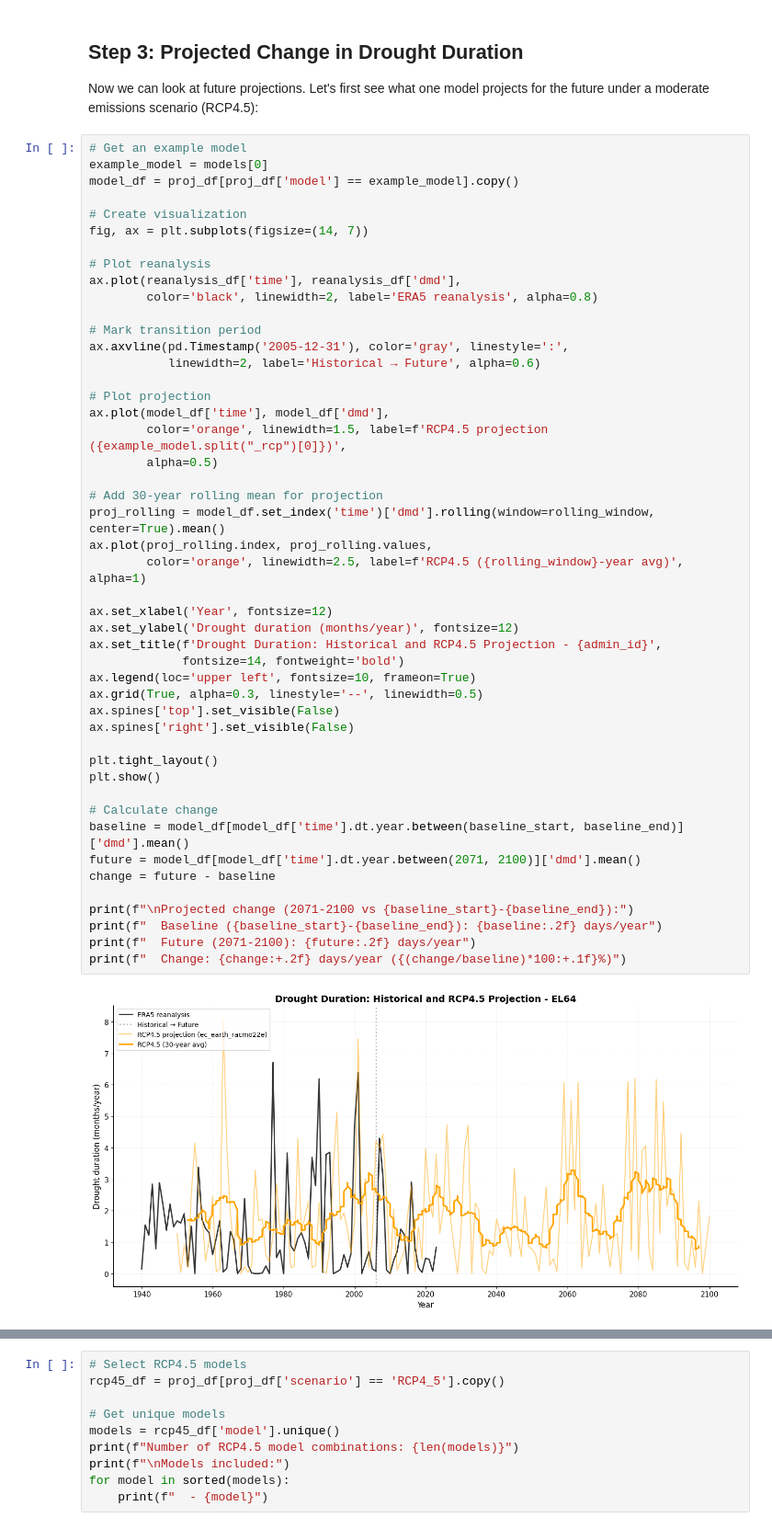
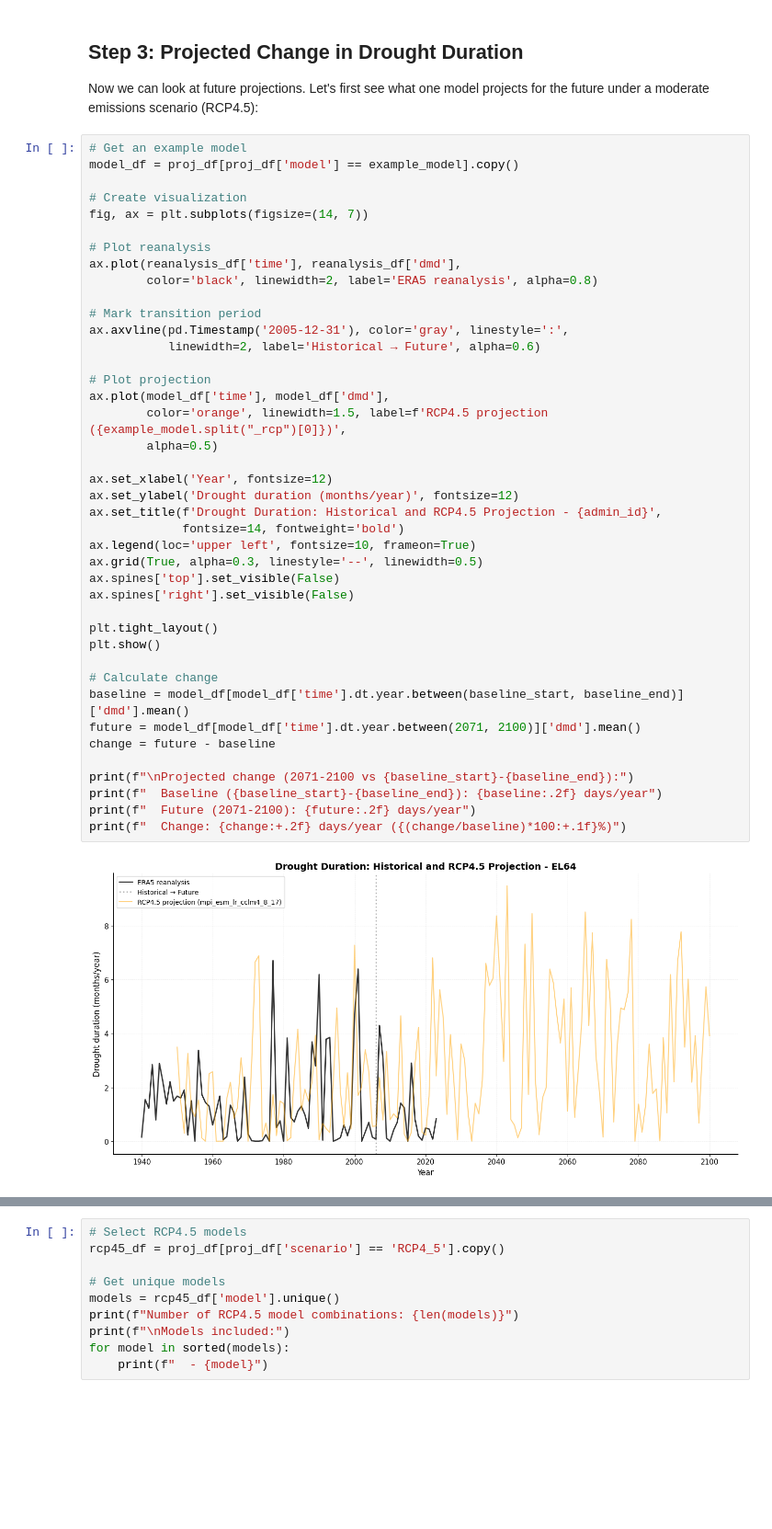
Before and after one commit to ecmwf-training/drought-exposure, a Jupyter notebook: tutorials/changing_drought_duration.ipynb, the cells around one changed output, grey strips where cells are left out. Shown at 92% size. Saved outputs shown, nothing was run; the diff lists cells and outputs as text; blank space fills up the shorter version.

```diff
--- a/tutorials/changing_drought_duration.ipynb
+++ b/tutorials/changing_drought_duration.ipynb
@@ -189,7 +189,6 @@ Even though the timeseries will never be identical and key drought events may ap
 Now we can look at future projections. Let's first see what one model projects for the future under a moderate emissions scenario (RCP4.5):
 # %%
 # Get an example model
-example_model = models[0]
 model_df = proj_df[proj_df['model'] == example_model].copy()
 
 # Create visualization
@@ -203,37 +202,32 @@ ax.plot(reanalysis_df['time'], reanalysis_df['dmd'],
 ax.axvline(pd.Timestamp('2005-12-31'), color='gray', linestyle=':',
            linewidth=2, label='Historical → Future', alpha=0.6)
 
 # Plot projection
 ax.plot(model_df['time'], model_df['dmd'],
         color='orange', linewidth=1.5, label=f'RCP4.5 projection ({example_model.split("_rcp")[0]})',
         alpha=0.5)
-
-# Add 30-year rolling mean for projection
-proj_rolling = model_df.set_index('time')['dmd'].rolling(window=rolling_window, center=True).mean()
-ax.plot(proj_rolling.index, proj_rolling.values,
-        color='orange', linewidth=2.5, label=f'RCP4.5 ({rolling_window}-year avg)', alpha=1)
 
 ax.set_xlabel('Year', fontsize=12)
 ax.set_ylabel('Drought duration (months/year)', fontsize=12)
 ax.set_title(f'Drought Duration: Historical and RCP4.5 Projection - {admin_id}',
              fontsize=14, fontweight='bold')
 ax.legend(loc='upper left', fontsize=10, frameon=True)
 ax.grid(True, alpha=0.3, linestyle='--', linewidth=0.5)
 ax.spines['top'].set_visible(False)
 ax.spines['right'].set_visible(False)
 
 plt.tight_layout()
 plt.show()
 
 # Calculate change
 baseline = model_df[model_df['time'].dt.year.between(baseline_start, baseline_end)]['dmd'].mean()
 future = model_df[model_df['time'].dt.year.between(2071, 2100)]['dmd'].mean()
 change = future - baseline
 
 print(f"\nProjected change (2071-2100 vs {baseline_start}-{baseline_end}):")
 print(f"  Baseline ({baseline_start}-{baseline_end}): {baseline:.2f} days/year")
 print(f"  Future (2071-2100): {future:.2f} days/year")
 print(f"  Change: {change:+.2f} days/year ({(change/baseline)*100:+.1f}%)")
 # %% [output]
-[figure, old version]
+[figure, new version]
 Projected change (2071-2100 vs 1991-2020):
```
Also changed, not shown: parts of 10 cells of this notebook.
